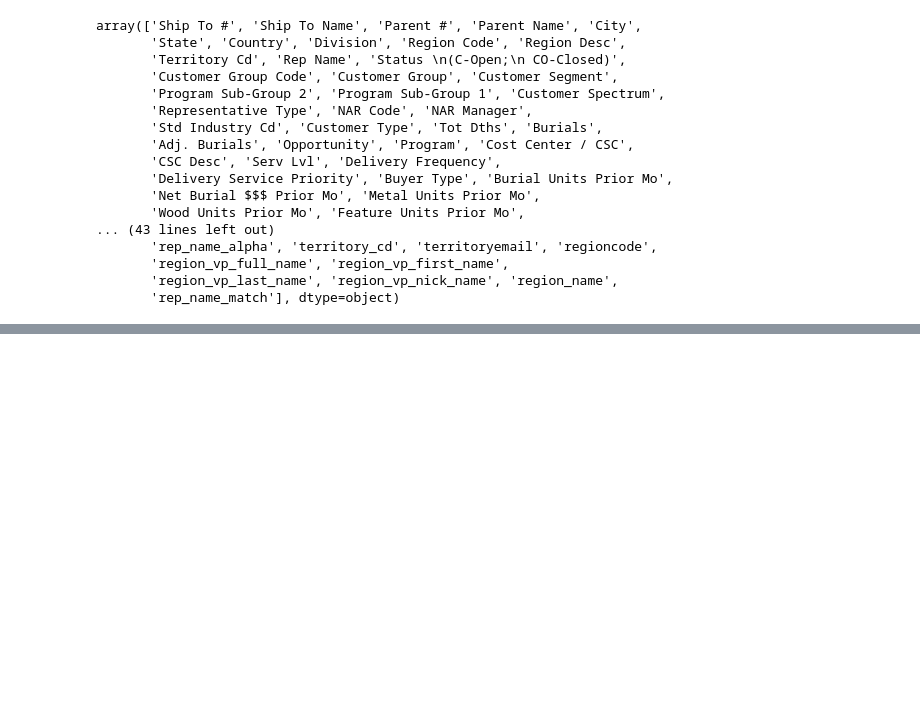
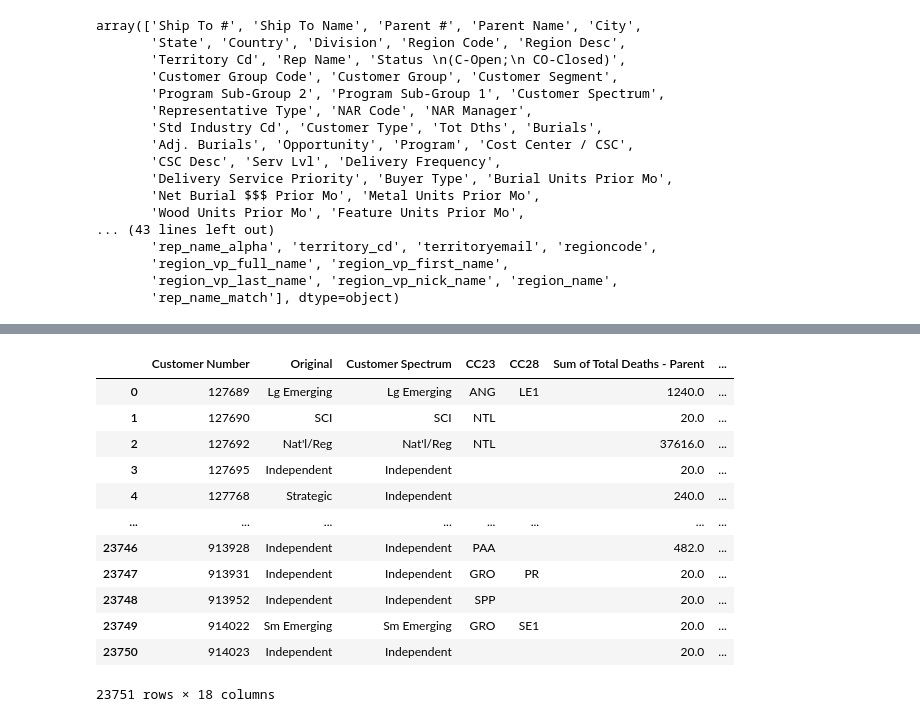
Before and after one commit to ssv-gh/salesforce-effectiveness, a Jupyter notebook: py/join-live-edw-with-scm.ipynb, the cells around one changed output, grey strips where cells are left out. Saved outputs shown, nothing was run; the diff lists cells and outputs as text; code cells hidden in the pictures; blank space fills up the shorter version.

```diff
--- a/py/join-live-edw-with-scm.ipynb
+++ b/py/join-live-edw-with-scm.ipynb
@@ -371,0 +391,16 @@ test.to_csv('../data/processed/scm-and-rvps-10-24-geocoded-cleaned.csv')
+# %%
+seg_df2
+# %% [output]
+|  | Customer Number | Original | Customer Spectrum | CC23 | CC28 | Sum of Total Deaths - Parent | ... |
+| 0 | 127689 | Lg Emerging | Lg Emerging | ANG | LE1 | 1240.0 | ... |
+| 1 | 127690 | SCI | SCI | NTL |  | 20.0 | ... |
+| 2 | 127692 | Nat'l/Reg | Nat'l/Reg | NTL |  | 37616.0 | ... |
+| 3 | 127695 | Independent | Independent |  |  | 20.0 | ... |
+| 4 | 127768 | Strategic | Independent |  |  | 240.0 | ... |
+| ... | ... | ... | ... | ... | ... | ... | ... |
+| 23746 | 913928 | Independent | Independent | PAA |  | 482.0 | ... |
+| 23747 | 913931 | Independent | Independent | GRO | PR | 20.0 | ... |
+| 23748 | 913952 | Independent | Independent | SPP |  | 20.0 | ... |
+| 23749 | 914022 | Sm Emerging | Sm Emerging | GRO | SE1 | 20.0 | ... |
+| 23750 | 914023 | Independent | Independent |  |  | 20.0 | ... |
+23751 rows × 18 columns
```
Also changed, not shown: parts of 20 cells of this notebook, 1 other file.
